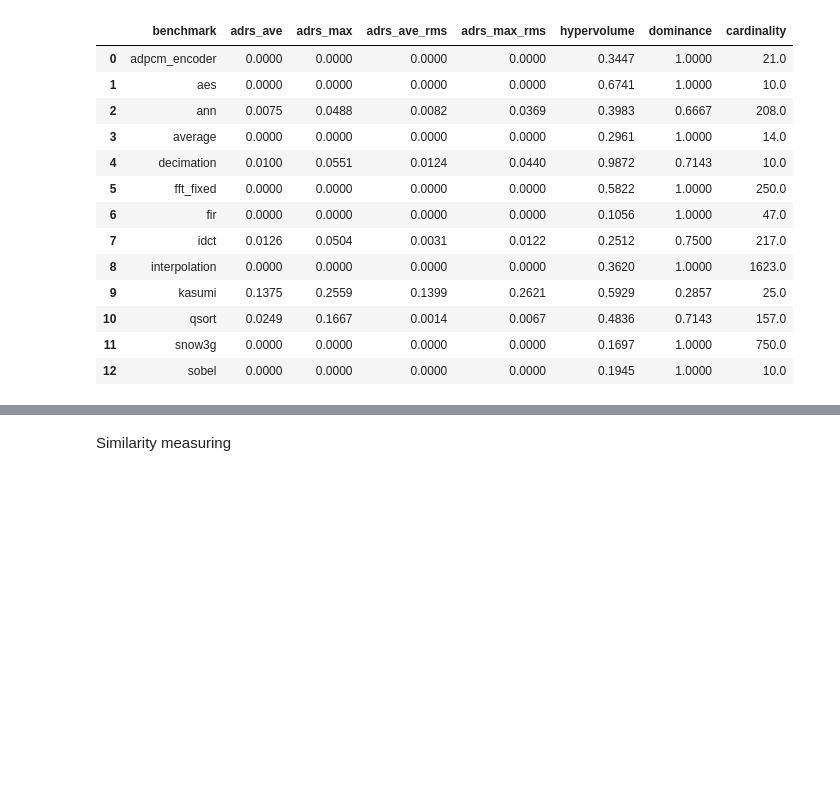
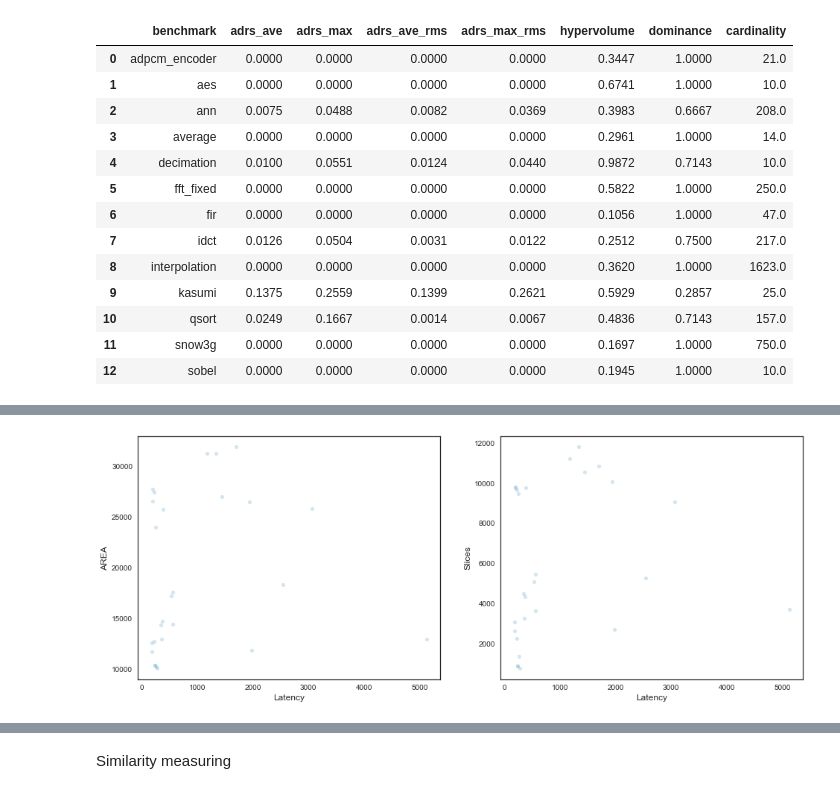
Before and after one commit to freelsn/dse-scripts, a Jupyter notebook: IN-PROGRESS/trade-off-prediction/exhaustive training analysis.ipynb, the cells around one changed output, grey strips where cells are left out. Cells and saved outputs as stored; diff of their text form; code cells hidden in the pictures; blank space fills up the shorter version.

```diff
--- a/IN-PROGRESS/trade-off-prediction/exhaustive training analysis.ipynb
+++ b/IN-PROGRESS/trade-off-prediction/exhaustive training analysis.ipynb
@@ -287,0 +430,4 @@ dm_v4_01
+# %%
+observe_area_slices_latency(gd.data_v4['aes'])
+# %% [output]
+[figure, added]
```
Also changed, not shown: parts of 65 cells of this notebook, 13 other files.
